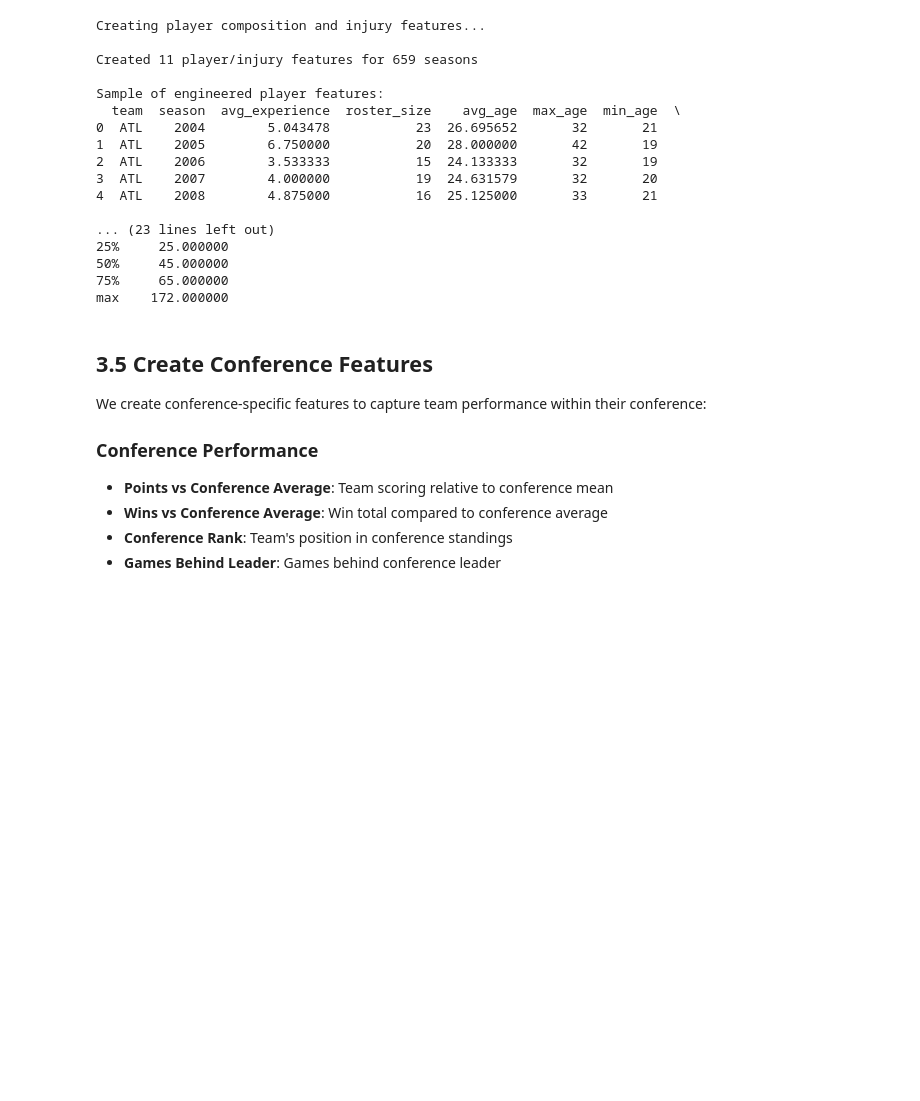
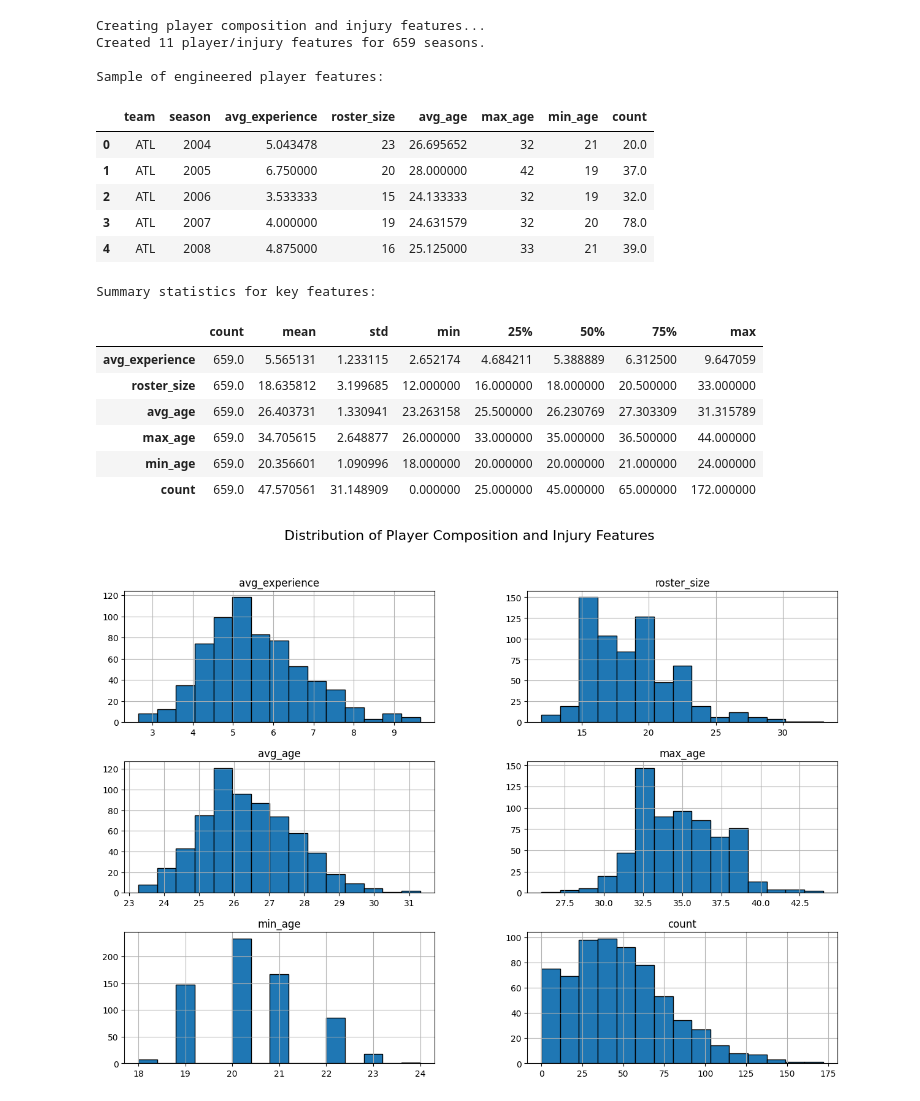
Before and after one commit to lukelittle/csca5622-final-project, a Jupyter notebook: notebooks/03_feature_engineering.ipynb, the cells around one changed output. Drawn from its saved outputs; the diff is of its cells as text; code cells hidden in the pictures; blank space fills up the shorter version.

```diff
--- a/notebooks/03_feature_engineering.ipynb
+++ b/notebooks/03_feature_engineering.ipynb
@@ -162,47 +228,44 @@ Next, we create team-level features from player statistics and injury data. Thes
 # %%
 # Create player and injury features
 print("Creating player composition and injury features...")
-player_features = builder.create_player_features(player_stats, injuries)
+player_features = FeatureBuilder().create_player_features(player_stats, injuries)
 
-# Display feature statistics
-print(f"\nCreated {len(player_features.columns)} player/injury features for {len(player_features)} seasons")
-
-# Show sample of engineered features
-print("\nSample of engineered player features:")
+# Display progress and sample
+print(f"Created {len(player_features.columns)} player/injury features for {len(player_features)} seasons.")
 feature_sample = [
     'avg_experience', 'roster_size', 'avg_age',
     'max_age', 'min_age', 'count'
 ]
-print(player_features[['team', 'season'] + feature_sample].head())
+
+# Show sample of engineered features
+print("\nSample of engineered player features:")
+display(player_features[['team', 'season'] + feature_sample].head())
 
 # Display summary statistics
 print("\nSummary statistics for key features:")
-print(player_features[feature_sample].describe())
+display(player_features[feature_sample].describe().transpose())
+
+# Visualize distributions of selected features
+player_features[feature_sample].hist(bins=15, figsize=(15, 10), edgecolor='black')
+plt.suptitle("Distribution of Player Composition and Injury Features", fontsize=16)
+plt.show()
 # %% [output]
 Creating player composition and injury features...
-
-Created 11 player/injury features for 659 seasons
+Created 11 player/injury features for 659 seasons.
 
 Sample of engineered player features:
-  team  season  avg_experience  roster_size    avg_age  max_age  min_age  \
-0  ATL    2004        5.043478           23  26.695652       32       21
-1  ATL    2005        6.750000           20  28.000000       42       19
-2  ATL    2006        3.533333           15  24.133333       32       19
-3  ATL    2007        4.000000           19  24.631579       32       20
-4  ATL    2008        4.875000           16  25.125000       33       21
-
-... (23 lines left out)
-25%     25.000000
-50%     45.000000
-75%     65.000000
-max    172.000000
+|  | team | season | avg_experience | roster_size | avg_age | max_age | min_age | count |
+| 0 | ATL | 2004 | 5.043478 | 23 | 26.695652 | 32 | 21 | 20.0 |
+| 1 | ATL | 2005 | 6.750000 | 20 | 28.000000 | 42 | 19 | 37.0 |
+| 2 | ATL | 2006 | 3.533333 | 15 | 24.133333 | 32 | 19 | 32.0 |
+| 3 | ATL | 2007 | 4.000000 | 19 | 24.631579 | 32 | 20 | 78.0 |
+| 4 | ATL | 2008 | 4.875000 | 16 | 25.125000 | 33 | 21 | 39.0 |
+Summary statistics for key features:
+|  | count | mean | std | min | 25% | 50% | 75% | max |
+| avg_experience | 659.0 | 5.565131 | 1.233115 | 2.652174 | 4.684211 | 5.388889 | 6.312500 | 9.647059 |
+| roster_size | 659.0 | 18.635812 | 3.199685 | 12.000000 | 16.000000 | 18.000000 | 20.500000 | 33.000000 |
+| avg_age | 659.0 | 26.403731 | 1.330941 | 23.263158 | 25.500000 | 26.230769 | 27.303309 | 31.315789 |
+| max_age | 659.0 | 34.705615 | 2.648877 | 26.000000 | 33.000000 | 35.000000 | 36.500000 | 44.000000 |
+| min_age | 659.0 | 20.356601 | 1.090996 | 18.000000 | 20.000000 | 20.000000 | 21.000000 | 24.000000 |
+| count | 659.0 | 47.570561 | 31.148909 | 0.000000 | 25.000000 | 45.000000 | 65.000000 | 172.000000 |
+[figure, added]
-# %% [markdown]
-## 3.5 Create Conference Features
-
-We create conference-specific features to capture team performance within their conference:
-
-### Conference Performance
-- **Points vs Conference Average**: Team scoring relative to conference mean
-- **Wins vs Conference Average**: Win total compared to conference average
-- **Conference Rank**: Team's position in conference standings
-- **Games Behind Leader**: Games behind conference leader
```
Also changed, not shown: parts of 19 cells of this notebook, 4 other files.
